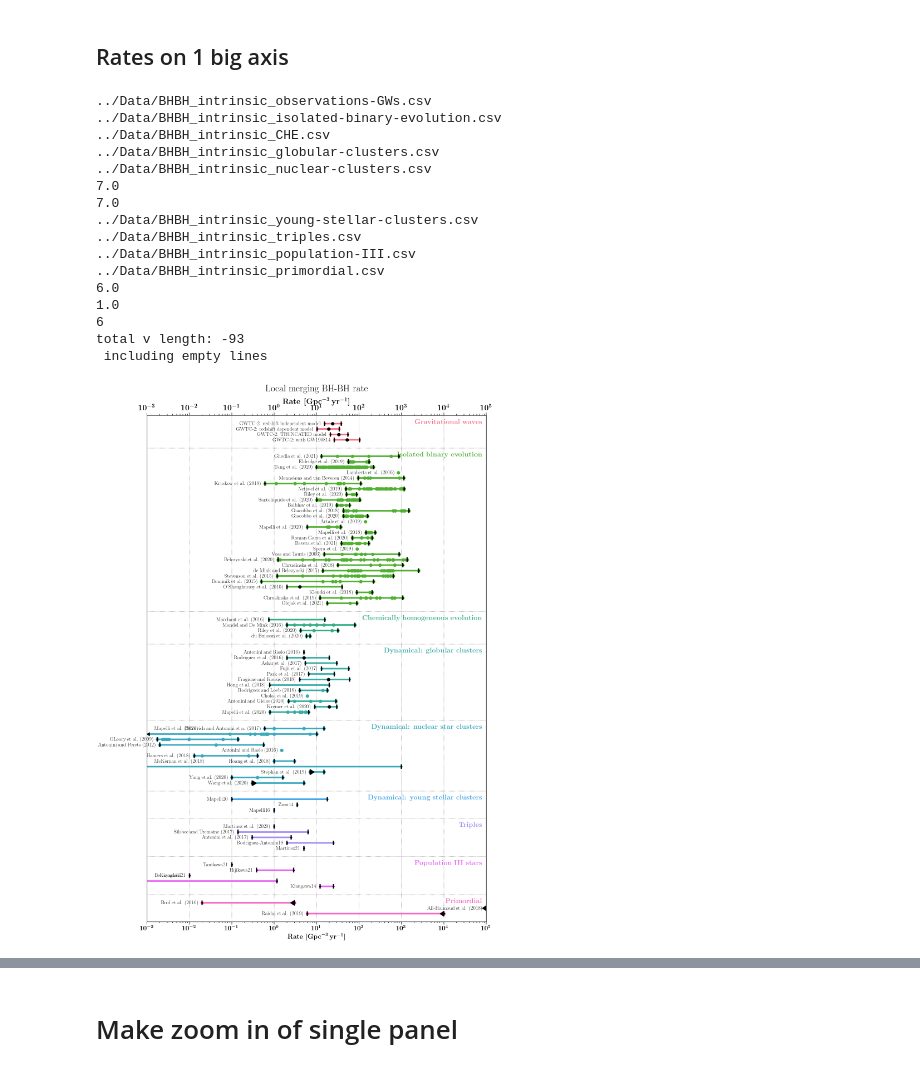
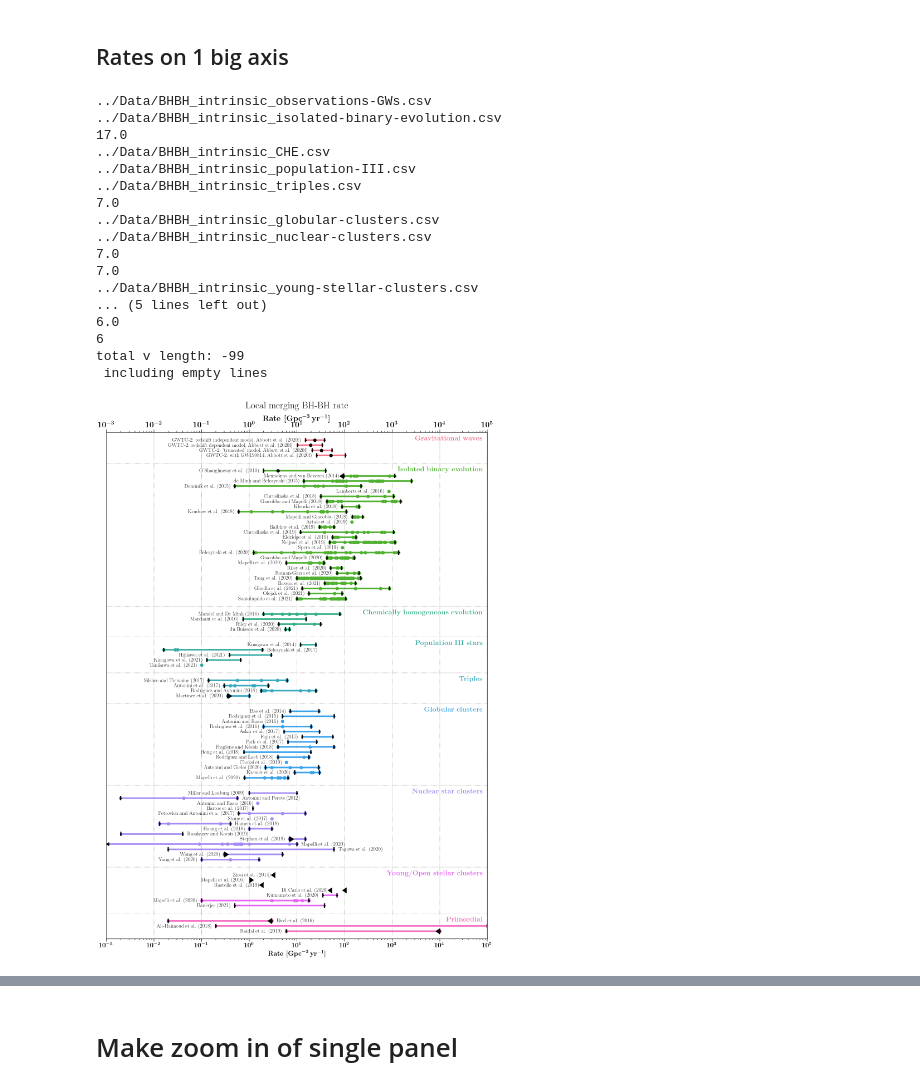
Before and after one commit to FloorBroekgaarden/BPS-comparison, a Jupyter notebook: plottingCode/make_Figure_1_main_rates.ipynb, the cells around one changed output, grey strips where cells are left out. Cells and saved outputs as stored; diff of their text form; code cells hidden in the pictures.

```diff
--- a/plottingCode/make_Figure_1_main_rates.ipynb
+++ b/plottingCode/make_Figure_1_main_rates.ipynb
@@ -531,23 +552,24 @@ def make_figure(DCOtype='BHNS', ordered='max'):
 
     plt.close()
 # %%
-make_figure(DCOtype='BHBH', ordered='code')
+make_figure(DCOtype='BHBH', ordered='year')
 # %% [output]
 ../Data/BHBH_intrinsic_observations-GWs.csv
 ../Data/BHBH_intrinsic_isolated-binary-evolution.csv
+17.0
 ../Data/BHBH_intrinsic_CHE.csv
+../Data/BHBH_intrinsic_population-III.csv
+../Data/BHBH_intrinsic_triples.csv
+7.0
 ../Data/BHBH_intrinsic_globular-clusters.csv
 ../Data/BHBH_intrinsic_nuclear-clusters.csv
 7.0
 7.0
 ../Data/BHBH_intrinsic_young-stellar-clusters.csv
-../Data/BHBH_intrinsic_triples.csv
-../Data/BHBH_intrinsic_population-III.csv
-../Data/BHBH_intrinsic_primordial.csv
+... (5 lines left out)
 6.0
-1.0
 6
-total v length: -93
+total v length: -99
  including empty lines
-[figure, old version]
+[figure, new version]
 # %%
```
Also changed, not shown: parts of 3 cells of this notebook, 12 other files.
